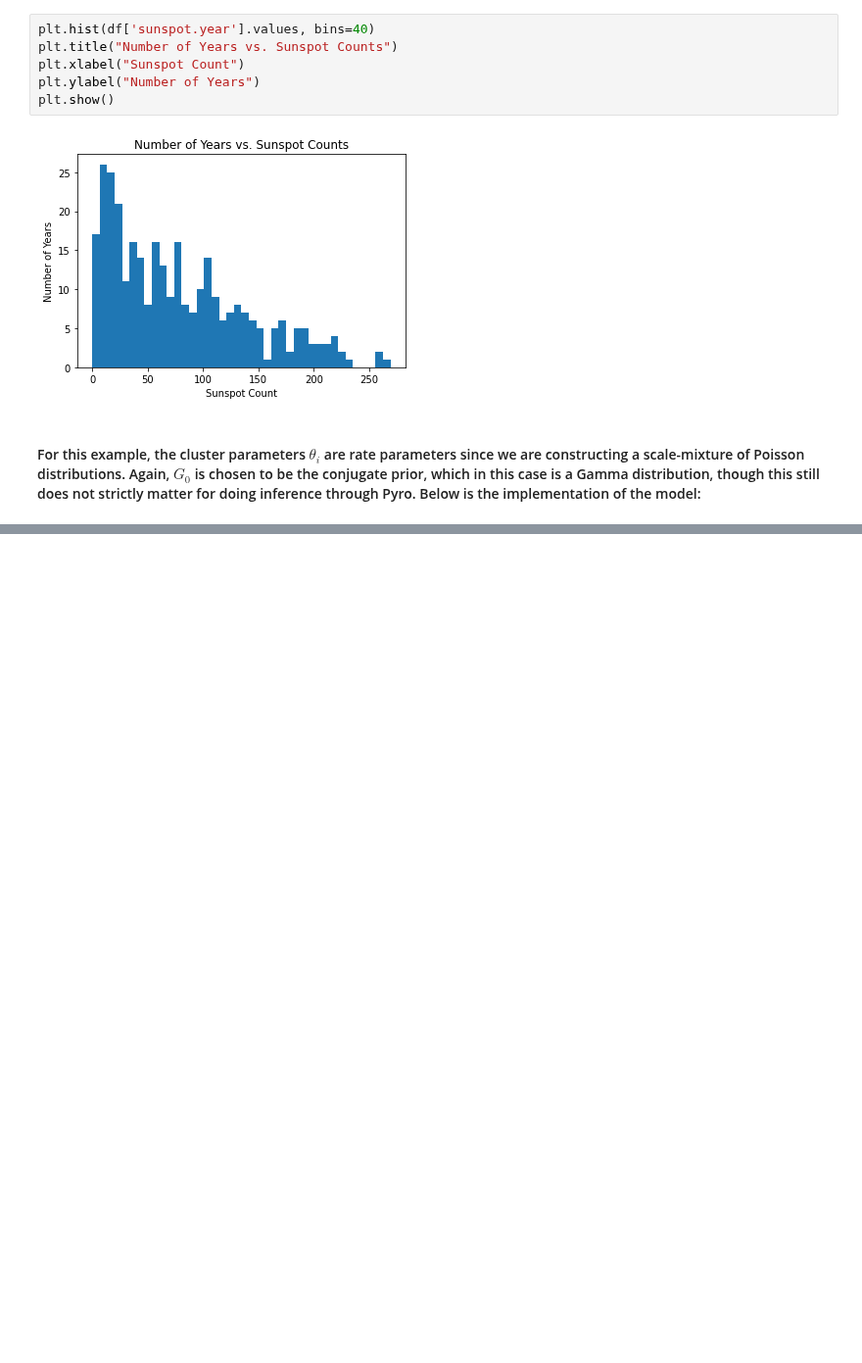
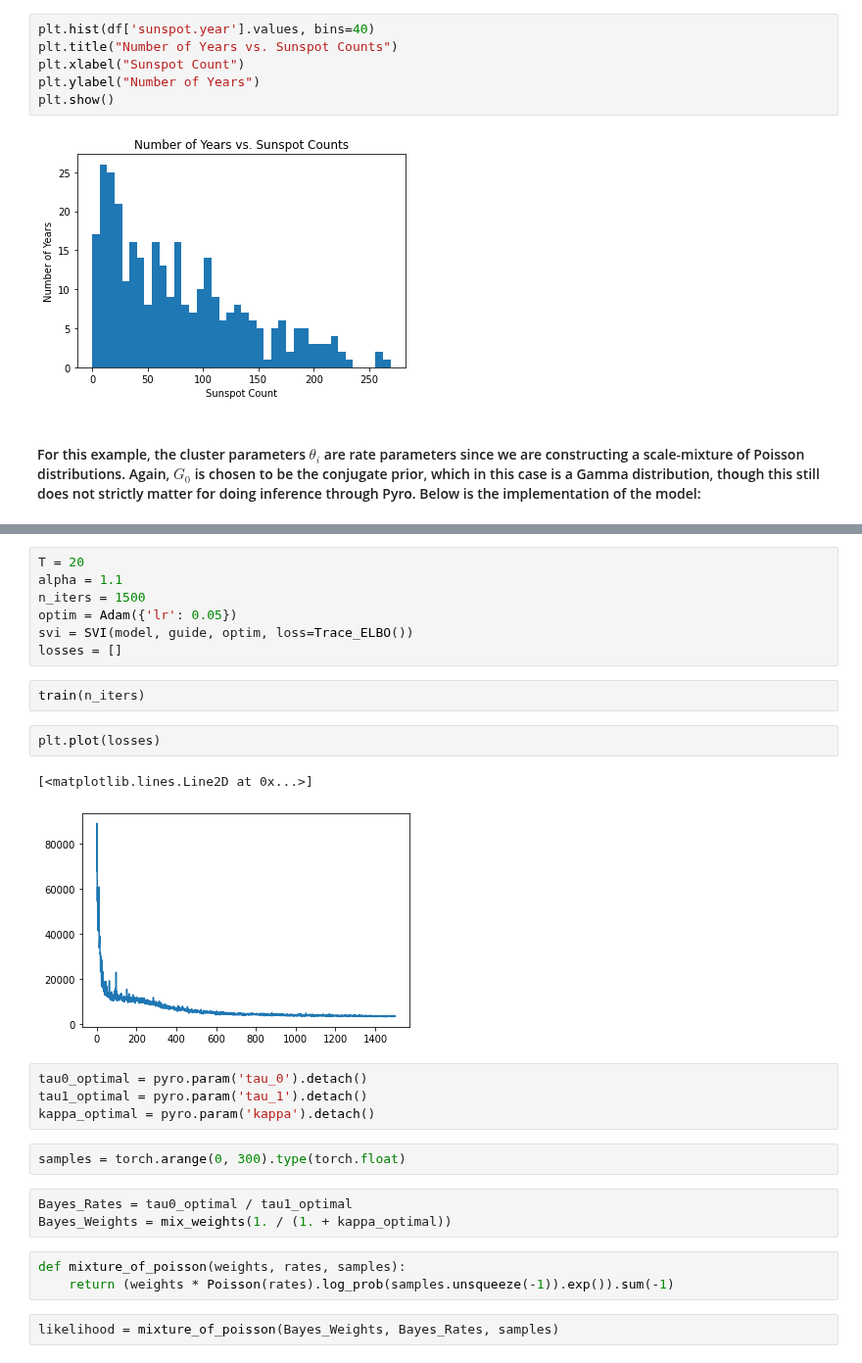
Before and after one commit to drclab/GP_VAE, a Jupyter notebook: drclab/Pyro/svi_DPM.ipynb, the cells around one changed output, grey strips where cells are left out. Shown at 98% size. Drawn from its saved outputs; the diff is of its cells as text; blank space fills up the shorter version.

```diff
--- a/drclab/Pyro/svi_DPM.ipynb
+++ b/drclab/Pyro/svi_DPM.ipynb
@@ -184,0 +210,28 @@ plt.show()
+# %%
+T = 20
+alpha = 1.1
+n_iters = 1500
+optim = Adam({'lr': 0.05})
+svi = SVI(model, guide, optim, loss=Trace_ELBO())
+losses = []
+# %%
+train(n_iters)
+# %%
+plt.plot(losses)
+# %% [output]
+[<matplotlib.lines.Line2D at 0x...>]
+[figure, added]
+# %%
+tau0_optimal = pyro.param('tau_0').detach()
+tau1_optimal = pyro.param('tau_1').detach()
+kappa_optimal = pyro.param('kappa').detach()
+# %%
+samples = torch.arange(0, 300).type(torch.float)
+# %%
+Bayes_Rates = tau0_optimal / tau1_optimal
+Bayes_Weights = mix_weights(1. / (1. + kappa_optimal))
+# %%
+def mixture_of_poisson(weights, rates, samples):
+    return (weights * Poisson(rates).log_prob(samples.unsqueeze(-1)).exp()).sum(-1)
+# %%
+likelihood = mixture_of_poisson(Bayes_Weights, Bayes_Rates, samples)
```
Also changed, not shown: parts of 12 cells of this notebook.
